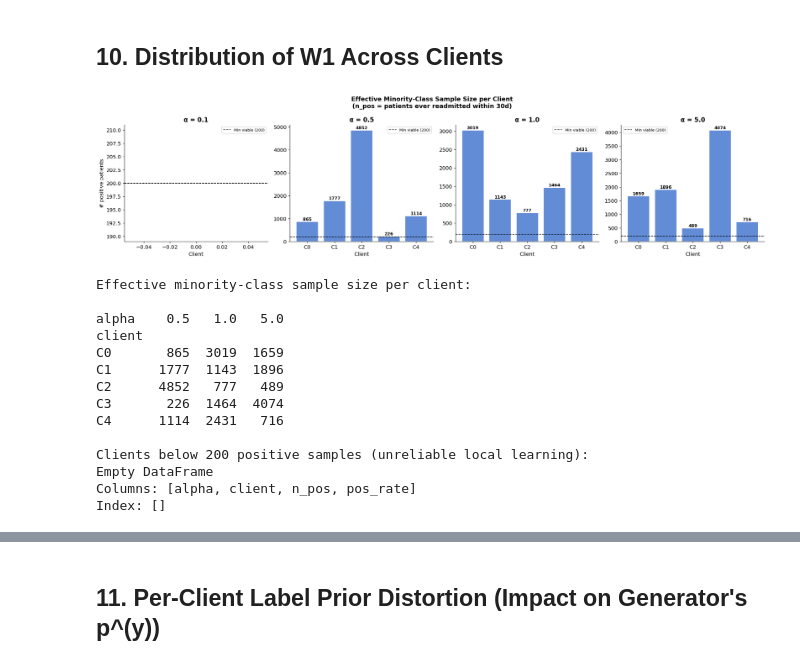
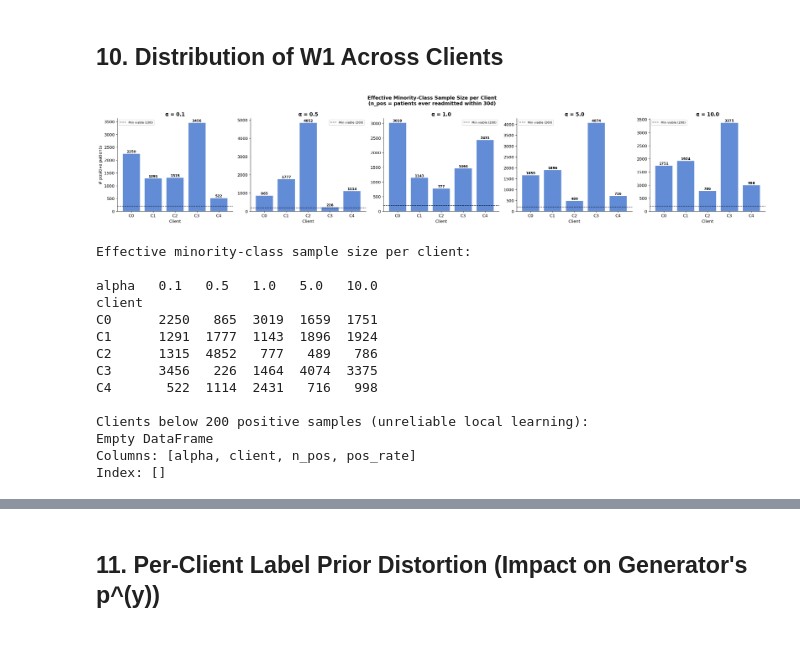
Before and after one commit to SrMallol2/Federated-Learning-Under-Data-Heterogeneity-for-Real-Applications-in-Multiple-Domains, a Jupyter notebook: Practices/Use Case 1 (Health)/00_DataAnalysis/00_UC1_DistributionAnalysis.ipynb, the cells around one changed output, grey strips where cells are left out. Drawn from its saved outputs; the diff is of its cells as text; code cells hidden in the pictures.

```diff
--- a/Practices/Use Case 1 (Health)/00_DataAnalysis/00_UC1_DistributionAnalysis.ipynb
+++ b/Practices/Use Case 1 (Health)/00_DataAnalysis/00_UC1_DistributionAnalysis.ipynb
@@ -26,10 +28,10 @@ sys.path.append('..')
 from UC1Utils import (
     load_data, drop_columns, remove_deceased, create_target,
     encode_features, _impute_and_group_specialty,
-    prepare_data, ensure_data, CSV_MAIN
+    prepare_data, ensure_data, CSV_MAIN, derive_global_columns
 )
+from UC1FLUtils import dirichlet_partition, find_feasible_params, preprocess_clients, verify_leakage, load_clients, create_clients_raw_csv, load_partitions_from_disk
 
-# ── Style ─────────────────────────────────────────────────────────────────────
 plt.rcParams.update({
     'figure.dpi':       130,
     'axes.spines.top':  False,
@@ -37,9 +39,12 @@ plt.rcParams.update({
     'font.size':        11,
 })
 PALETTE = {'Not readmitted (0)': '#4878CF', 'Readmitted <30d (1)': '#E24A33'}
-ALPHA_SWEEP = [0.1, 0.5, 1.0, 5.0]
+ALPHA_SWEEP = [0.1, 0.5, 1.0, 5.0,10.0]
 N_CLIENTS   = 5
 SEED        = 42
+FEDERATED_DIR  = '../federated_data'
+FILTERED_DIR   = os.path.join(FEDERATED_DIR, 'filtered')
+UNFILTERED_DIR = os.path.join(FEDERATED_DIR, 'unfiltered')
 
 os.makedirs('figures', exist_ok=True)
 print('Setup complete.')
@@ -569,7 +515,7 @@ global_distributions = {feat: df[feat].values for feat in WASS_FEATURES}
 
 wass_records = []
 
-for alpha, partition in partitions_by_alpha.items():
+for alpha, partition in filtered_partitions.items():
     for client_id, patient_ids in partition.items():
         pid_set = set(patient_ids)
         client_df = df[df['patient_nbr'].isin(pid_set)] if 'patient_nbr' in df.columns else df.iloc[:0]
@@ -676 +628,28 @@ Note: α ordering ([5.0, 1.0, 0.5]) does not match W₁ ordering ([1.0, 0.5, 5.0
 Use W₁ values to anchor the Pareto analysis x-axis, not α alone.
+# %%
+WASS_FEATURES = [
+    'time_in_hospital', 'number_inpatient', 'number_emergency',
+    'service_utilization', 'medication_count', 'num_medications', 'age'
+]
+
+global_distributions = {feat: df[feat].values for feat in WASS_FEATURES}
+
+wass_records = []
+
+for alpha, partition in unfiltered_partitions.items():
+    for client_id, patient_ids in partition.items():
+        pid_set = set(patient_ids)
+        client_df = df[df['patient_nbr'].isin(pid_set)] if 'patient_nbr' in df.columns else df.iloc[:0]
+
+        for feat in WASS_FEATURES:
+            if feat in df.columns:
+                client_vals = df.loc[df['patient_nbr'].isin(pid_set), feat].values if 'patient_nbr' in df.columns else np.array([])
+                if len(client_vals) > 10:
+                    w = wasserstein_distance(global_distributions[feat], client_vals)
+                    wass_records.append({
+                        'alpha': alpha, 'client': f'C{client_id}',
+                        'feature': feat, 'wasserstein': w
+                    })
+
+wass_df = pd.DataFrame(wass_records)
+print(wass_df.groupby(['alpha', 'feature'])['wasserstein'].mean().unstack('feature').round(4))
@@ -684,7 +757,7 @@ global_label_dist = np.array([1 - y.mean(), y.mean()])  # [P(y=0), P(y=1)]
 
 js_records = []
 
-for alpha, partition in partitions_by_alpha.items():
+for alpha, partition in filtered_partitions.items():
     for client_id, patient_ids in partition.items():
         pid_set = set(patient_ids)
 
@@ -768,7 +932,7 @@ alpha
 # %%
 eff_records = []
 
-for alpha, partition in partitions_by_alpha.items():
+for alpha, partition in filtered_partitions.items():
     for client_id, patient_ids in partition.items():
         pid_set = set(patient_ids)
         client_labels = [patient_labels_map.get(p, 0) for p in pid_set]
@@ -800,43 +964,43 @@ MIN_VIABLE = 200
 for ax, alpha in zip(axes, ALPHA_SWEEP):
     sub = eff_df[eff_df['alpha'] == alpha].sort_values('client')
     colors = ['#E24A33' if n < MIN_VIABLE else '#4878CF' for n in sub['n_pos']]
 
     bars = ax.bar(sub['client'], sub['n_pos'], color=colors,
                   alpha=0.85, edgecolor='white')
 
     ax.axhline(MIN_VIABLE, color='black', linestyle='--', linewidth=1.2,
                label=f'Min viable ({MIN_VIABLE})')
     ax.set_title(f'α = {alpha}', fontweight='bold')
     ax.set_ylabel('# positive patients' if alpha == ALPHA_SWEEP[0] else '')
     ax.set_xlabel('Client')
     ax.legend(fontsize=8)
 
     for bar, n in zip(bars, sub['n_pos']):
         ax.text(bar.get_x() + bar.get_width()/2,
                 bar.get_height() + ax.get_ylim()[1] * 0.01,
                 str(int(n)), ha='center', fontsize=9, fontweight='bold')
 
 plt.tight_layout()
 plt.savefig('figures/14_effective_minority_size.png', bbox_inches='tight')
 plt.show()
 
 # ── Summary table ──────────────────────────────────────────────────────────────
 print('Effective minority-class sample size per client:\n')
 pivot = eff_df.pivot(index='client', columns='alpha', values='n_pos').astype(int)
 print(pivot.to_string())
 print(f'\nClients below {MIN_VIABLE} positive samples (unreliable local learning):')
 print(eff_df[eff_df['n_pos'] < MIN_VIABLE][['alpha','client','n_pos','pos_rate']].to_string(index=False))
 # %% [output]
-[figure, old version]
+[figure, new version]
 Effective minority-class sample size per client:
 
-alpha    0.5   1.0   5.0
+alpha   0.1   0.5   1.0   5.0   10.0
 client
-C0       865  3019  1659
-C1      1777  1143  1896
-C2      4852   777   489
-C3       226  1464  4074
-C4      1114  2431   716
+C0      2250   865  3019  1659  1751
+C1      1291  1777  1143  1896  1924
+C2      1315  4852   777   489   786
+C3      3456   226  1464  4074  3375
+C4       522  1114  2431   716   998
 
 Clients below 200 positive samples (unreliable local learning):
 Empty DataFrame
```
Also changed, not shown: parts of 20 cells of this notebook, 23 other files.
